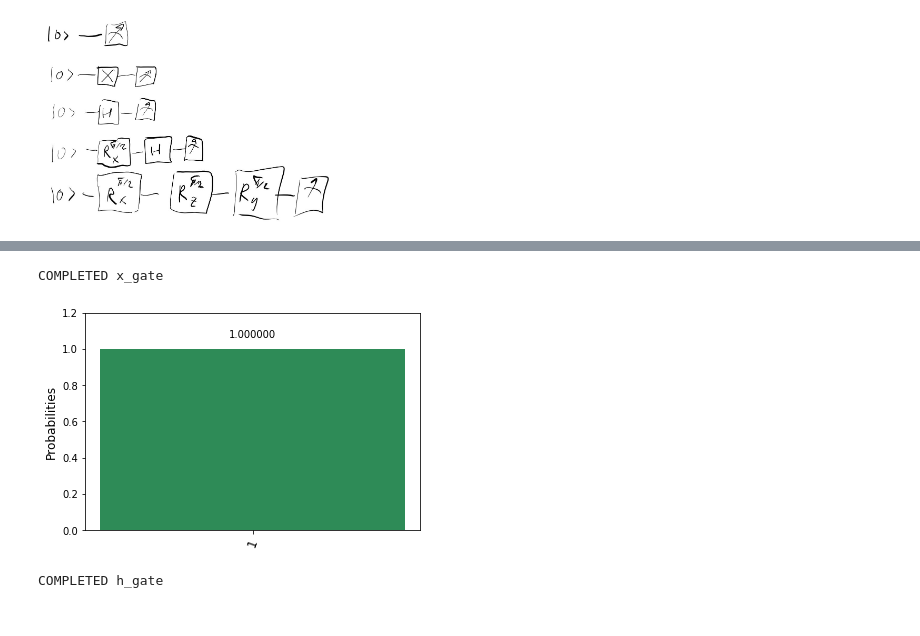
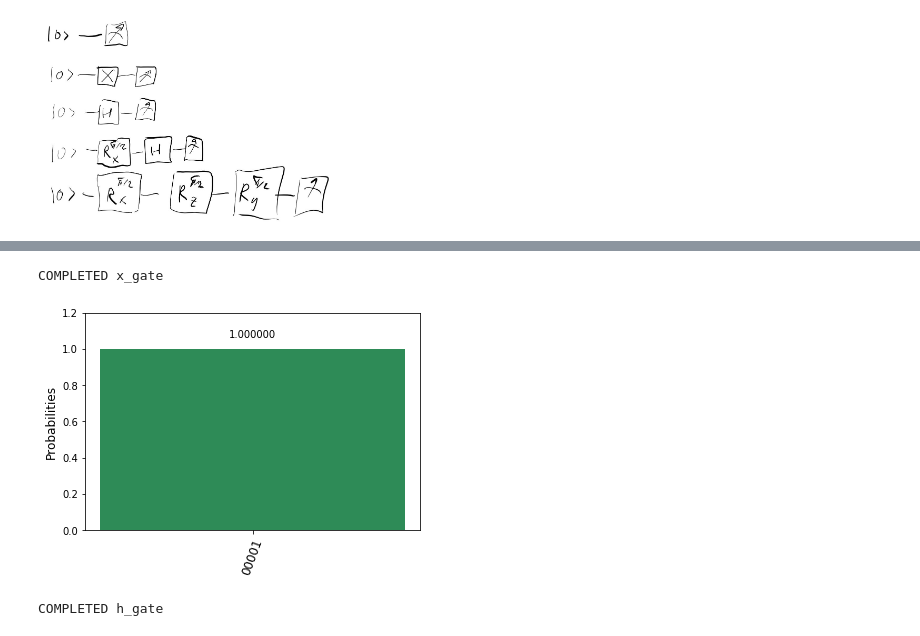
Before and after one commit to RQC-QApp/NNQST, a Jupyter notebook: ibmq/01_intro/main.ipynb, the cells around one changed output, grey strips where cells are left out. Saved outputs shown, nothing was run; the diff lists cells and outputs as text; code cells hidden in the pictures.

```diff
--- a/ibmq/01_intro/main.ipynb
+++ b/ibmq/01_intro/main.ipynb
@@ -19,6 +19,7 @@ assert sys.version_info >= (3,5), "Only Python 3.5 or greater supported."
 # Create your first QuantumProgram object instance.
 Q_program = QuantumProgram()
 Q_program.set_api(Qconfig.APItoken, Qconfig.config["url"])
+Q_program.set_api(token, Qconfig.config["url"])
 
 # List of available backends.
 Q_program.available_backends()
@@ -108,24 +122,24 @@ COMPLETED no_gates
 # %%
 circuit_name = 'x_gate'
 
-n = 1
+n = 5
 q_regs = Q_program.create_quantum_register("q_" + circuit_name, n)
 c_regs = Q_program.create_classical_register("c_" + circuit_name, n)
 
 # Build a circuit.
 circuit = Q_program.create_circuit(circuit_name, [q_regs], [c_regs])
 circuit.x(q_regs[0])
 circuit.measure(q_regs[0], c_regs[0])
 
 # Execute the quantum circuit `circuit_name`.
-result = Q_program.execute([circuit_name], backend='ibmqx_hpc_qasm_simulator', shots=1024)
+result = Q_program.execute([circuit_name], backend='ibmqx_hpc_qasm_simulator')
 print(result, circuit_name)
 
 data = result.get_data(circuit_name)
 plot_histogram(data["counts"])
 # %% [output]
 COMPLETED x_gate
-[figure, old version]
+[figure, new version]
 # %%
 circuit_name = 'h_gate'
 
```
Also changed, not shown: parts of 16 cells of this notebook.
